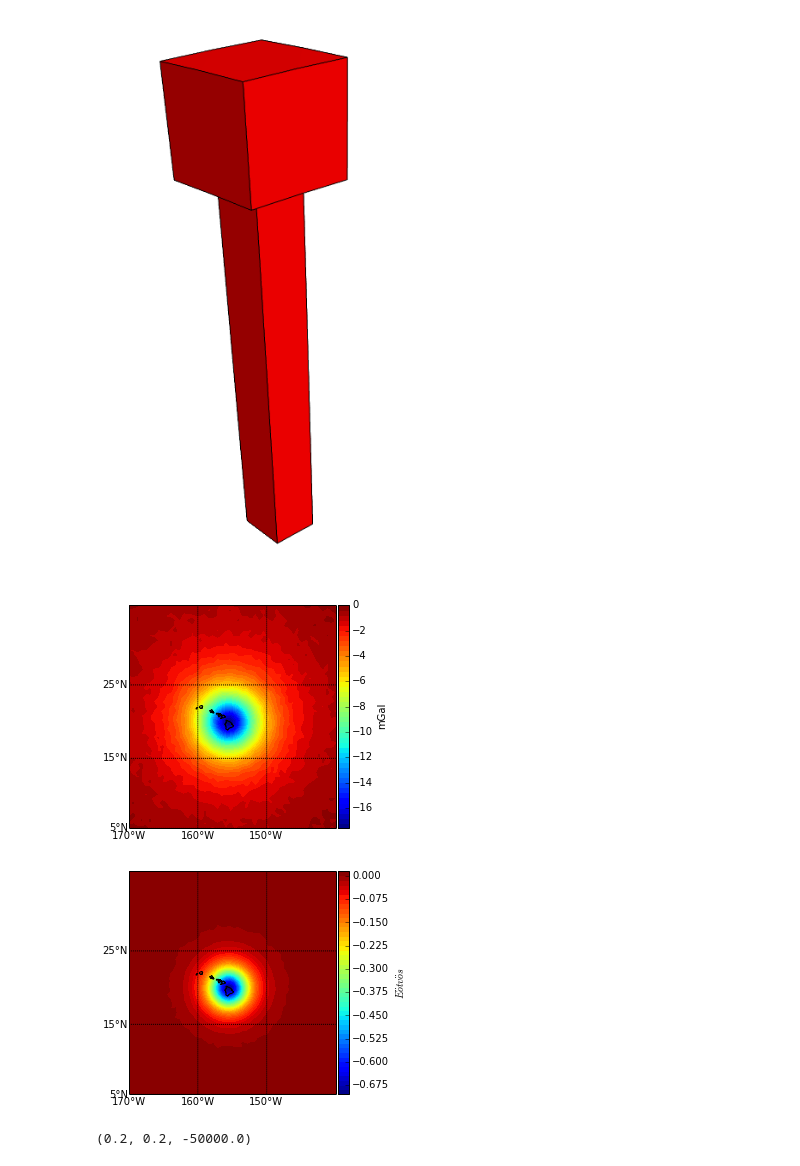
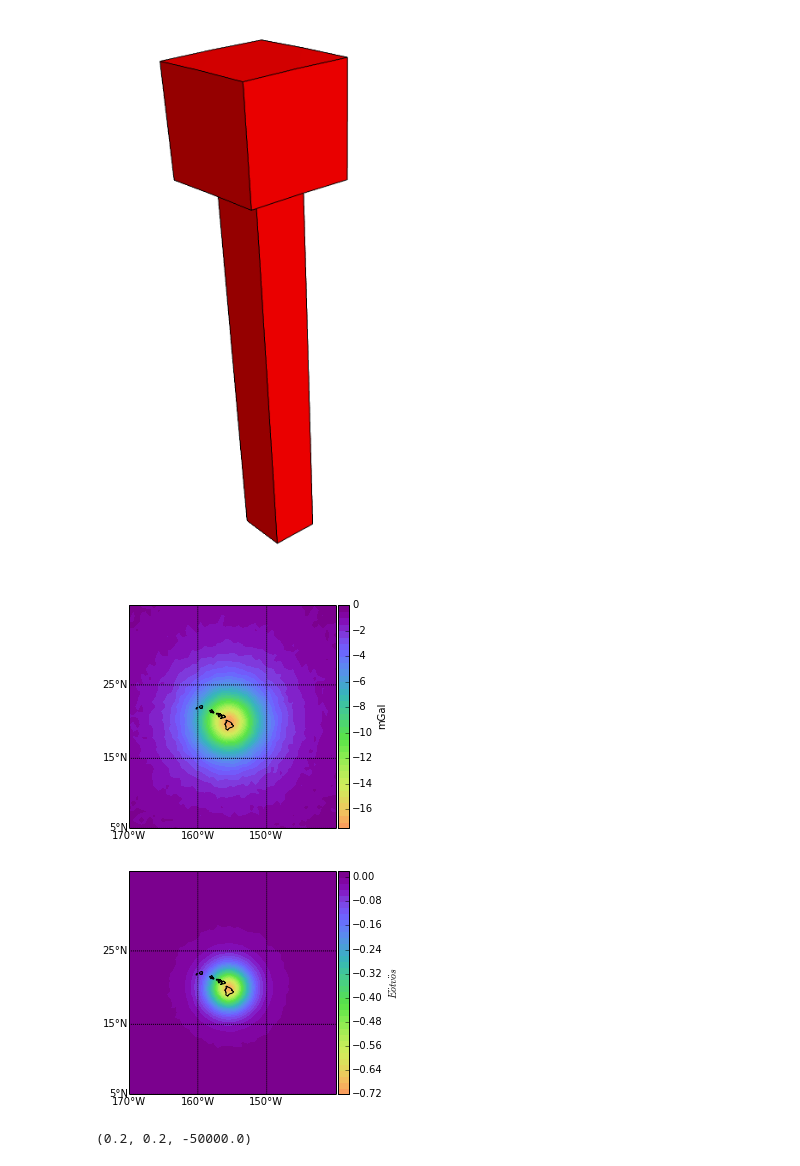
Before and after one commit to leouieda/egu2014, a Jupyter notebook: notebooks/plume.ipynb, the cells around one changed output. Drawn from its saved outputs; the diff is of its cells as text; code cells hidden in the pictures.

Commit message:
Trying out cmaps by Matteo
Colormap pickles come from the ipynb by @kwinkunks:
https://github.com/kwinkunks/notebooks/blob/master/Matteo_colourmaps.ipynb

```diff
--- a/notebooks/plume.ipynb
+++ b/notebooks/plume.ipynb
@@ -40,17 +41,20 @@ gz = utils.contaminate(tesseroid.gz(lon, lat, height, model), 0.1, seed=0)
 gzz = utils.contaminate(tesseroid.gzz(lon, lat, height, model), 0.001, seed=0)
 # %%
 bm = mpl.basemap(area, 'merc', resolution='h')
+# %%
+with open('cube_r.pickle') as f:
+    cm = pickle.load(f)
 # %%
 for f, units, fname in zip([gz, gzz], ['mGal', r'$E\"otv\"os$'], ['plume-gz.png', 'plume-gzz.png']):
     mpl.figure(figsize=(4.5, 4))
-    mpl.contourf(lon, lat, f, shape, 50, basemap=bm)
+    mpl.contourf(lon, lat, f, shape, 40, basemap=bm, cmap=cm)
     mpl.colorbar(pad=0.01).set_label(units)
     mpl.draw_geolines(area, 10, 10, basemap=bm)
     bm.drawcoastlines()
     mpl.savefig('{}/{}'.format(imgdir, fname), dpi=200)
 # %% [output]
-[figure, old version]
+[figure, new version]
-[figure, old version]
+[figure, new version]
 # %%
 def plot(solver, data, fname):
     predicted = solver.predicted()
```
Also changed, not shown: parts of 1 cell of this notebook, 12 other files.
